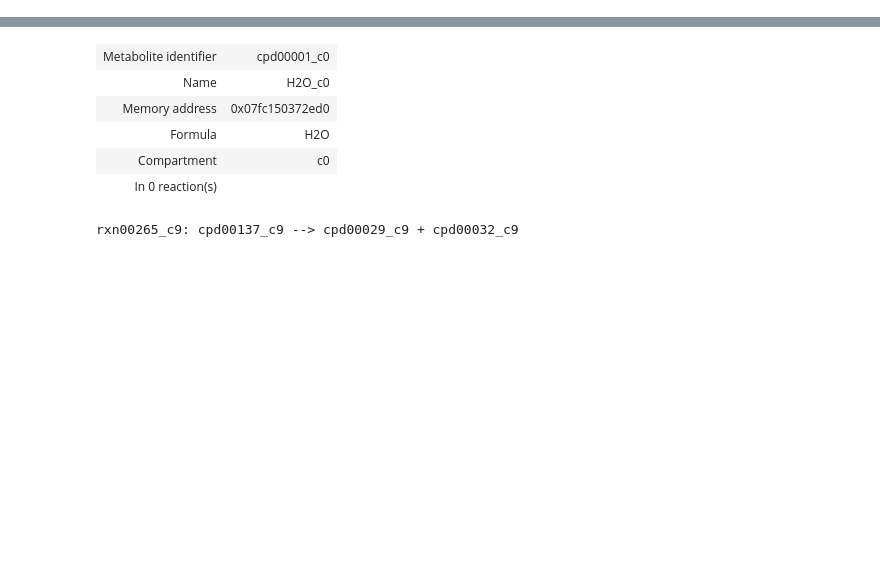
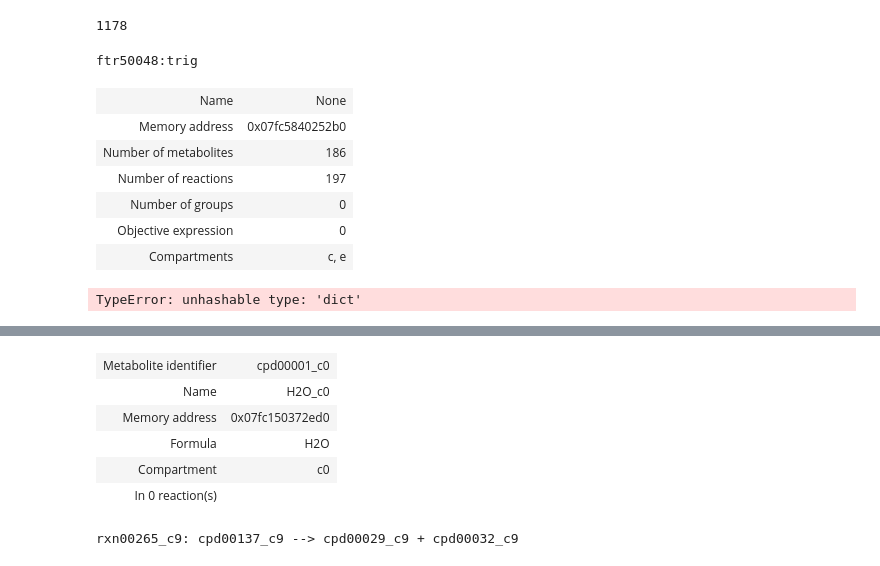
Before and after one commit to Fxe/cobrakbase, a Jupyter notebook: examples/ModelSEED/Template.ipynb, the cells around one changed output, grey strips where cells are left out. Cells and saved outputs as stored; diff of their text form; code cells hidden in the pictures; blank space fills up the shorter version.

```diff
--- a/examples/ModelSEED/Template.ipynb
+++ b/examples/ModelSEED/Template.ipynb
@@ -4,0 +123,6 @@ cobrakbase 0.2.7
+# %%
+import json
+with open('/home/fliu/workspace/jupyter/python3/modelseed-escher/examples/iMM904.Central carbon metabolism_June24.json', 'w') as fh:
+    fh.write(json.dumps(em.escher_map))
+# %% [output]
+1178
@@ -4,0 +131,20 @@ cobrakbase 0.2.7
+# %%
+print(template.complexes[0])
+# %% [output]
+ftr50048:trig
+# %%
+model = Model()
+model.add_reactions(template.reactions)
+model
+# %% [output]
+| Name | None |
+| Memory address | 0x07fc5840252b0 |
+| Number of metabolites | 186 |
+| Number of reactions | 197 |
+| Number of groups | 0 |
+| Objective expression | 0 |
+| Compartments | c, e |
+# %%
+set(x.roles for x in template.reactions.rxn01975_c.complexes)
+# %% [output]
+TypeError: unhashable type: 'dict'
```
Also changed, not shown: parts of 83 cells of this notebook, 22 other files.
